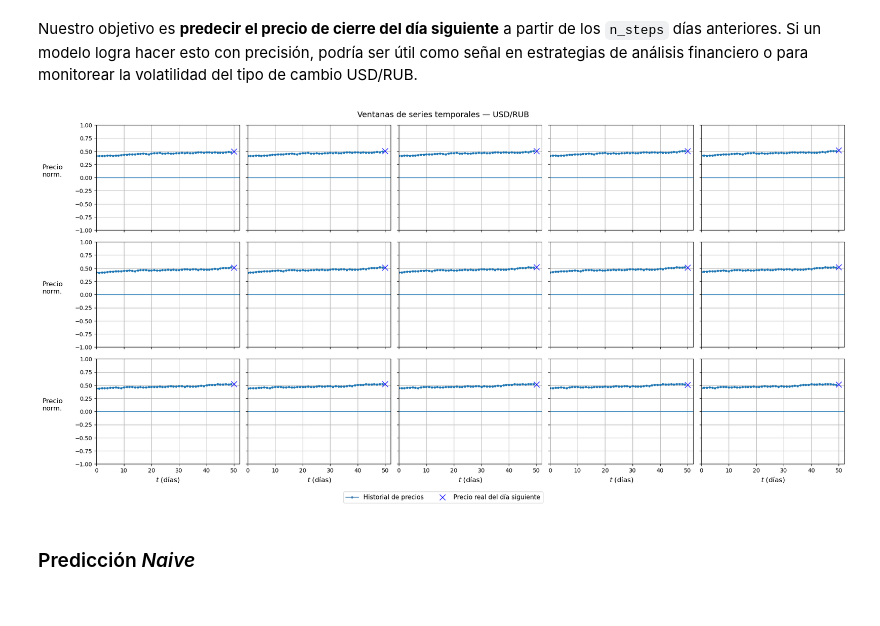
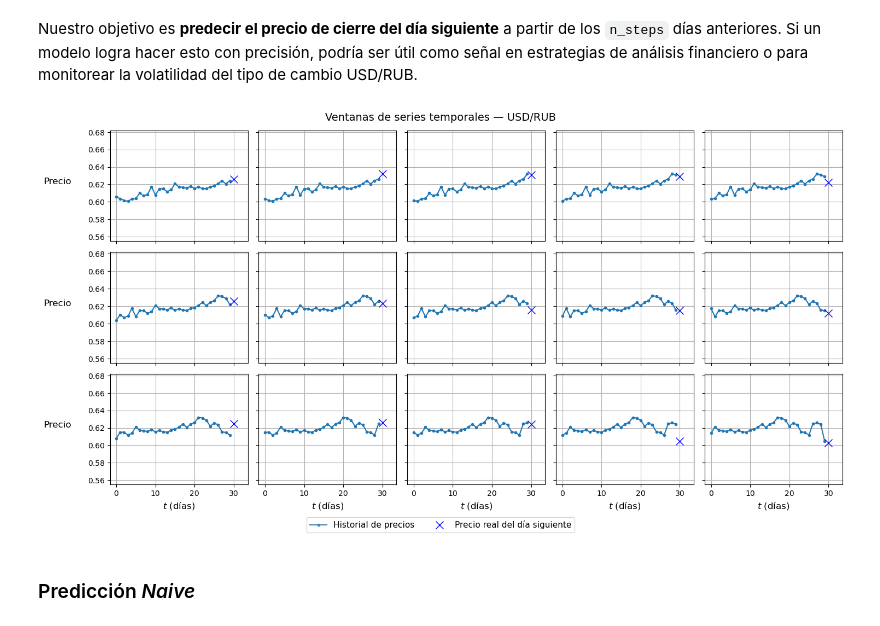
Before and after one commit to engel7w7/SIS421-01-2026, a Jupyter notebook: Lab3_rnn_mlp/01_rnn_mlp.ipynb, the cells around one changed output. Drawn from its saved outputs; the diff is of its cells as text; code cells hidden in the pictures.

```diff
--- a/Lab3_rnn_mlp/01_rnn_mlp.ipynb
+++ b/Lab3_rnn_mlp/01_rnn_mlp.ipynb
@@ -48,7 +48,7 @@ from matplotlib.lines import Line2D
 
 def plot_series(series, y=None, y_pred=None, x_label="$t$", y_label="$x$"):
     r, c = 3, 5
-    fig, axes = plt.subplots(nrows=r, ncols=c, sharey=True, sharex=True, figsize=(20, 10))
+    fig, axes = plt.subplots(nrows=r, ncols=c, sharey=True, sharex=True, figsize=(15, 8))
     for row in range(r):
         for col in range(c):
             plt.sca(axes[row][col])
@@ -63,7 +63,7 @@ def plot_series(series, y=None, y_pred=None, x_label="$t$", y_label="$x$"):
                 plt.plot([len(s)], y_pred[ix], "ro")
             plt.grid(True)
             plt.hlines(0, 0, len(s) + 2, linewidth=1)
-            plt.axis([0, len(s) + 2, -1, 1])
+            plt.ylim(s.min() - 0.05, s.max() + 0.05)
             if row == r - 1:
                 plt.xlabel(x_label if x_label else "Paso de tiempo", fontsize=12)
             if col == 0:
@@ -131,7 +131,7 @@ scaler = MinMaxScaler()
 features = ['Price','Open','High','Low','Change %']
 data = scaler.fit_transform(df[features])
 
-n_steps = 50
+n_steps = 30
 
 def create_sequences(data, n_steps, target_idx=0):
     X, y = [], []
@@ -185,9 +185,9 @@ Nuestro objetivo es **predecir el precio de cierre del día siguiente** a partir
 # %%
 # Visualizar 15 ventanas del conjunto de prueba USD/RUB con su valor objetivo (cruz azul)
 # El eje Y muestra el precio normalizado [0, 1]; la 'x' azul es el precio real del día siguiente
-plot_series(X_test, y_test, x_label="$t$ (días)", y_label="Precio\nnorm.")
+plot_series(X_test, y_test, x_label="$t$ (días)", y_label="Precio")
 # %% [output]
-[figure, old version]
+[figure, new version]
 # %% [markdown]
 ### Predicción *Naive*
 # %% [markdown]
```
Also changed, not shown: parts of 22 cells of this notebook, 1 other file.
